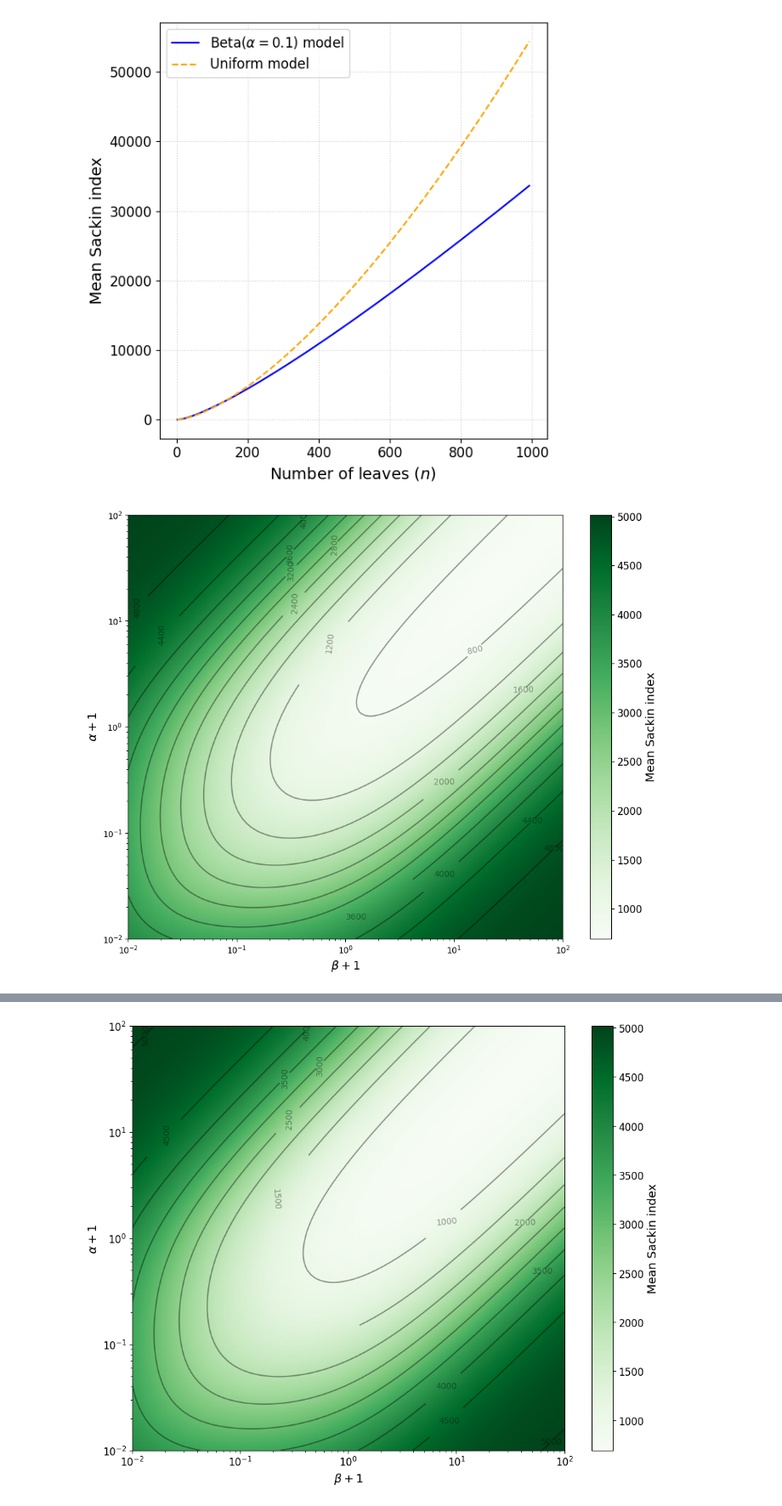
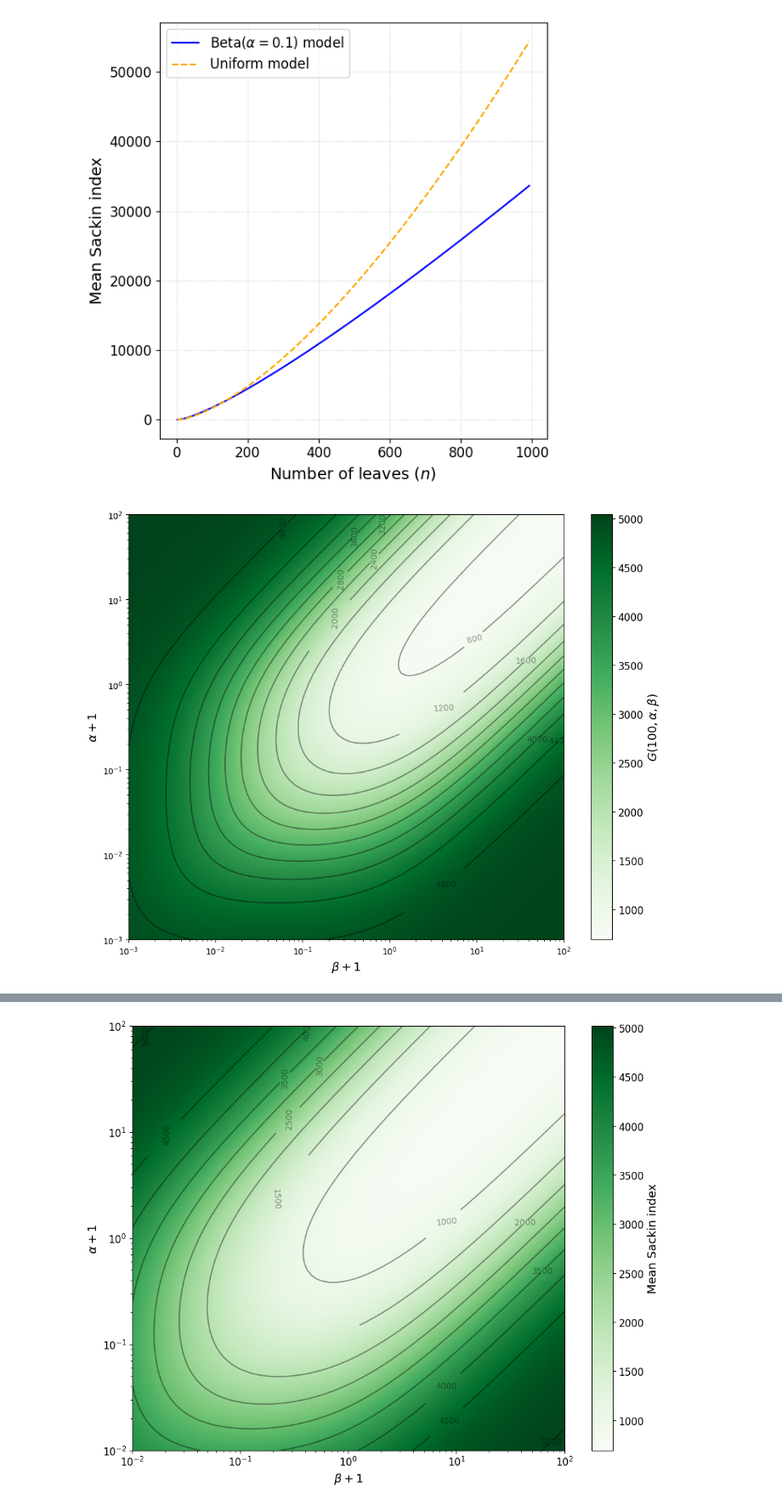
Before and after one commit to dbauman18/biased_speciation_calculation, a Jupyter notebook: biased_speciation.ipynb, the cells around one changed output, grey strips where cells are left out. Shown at 85% size. Saved outputs shown, nothing was run; the diff lists cells and outputs as text; code cells hidden in the pictures.

Commit message:
updated plots

```diff
--- a/biased_speciation.ipynb
+++ b/biased_speciation.ipynb
@@ -335,35 +312,35 @@ plt.show()
 # %% [output]
 [figure]
 # %%
-a = np.logspace(-2, 2, 100)
+a = np.logspace(-3, 2, 100)
 b = a
 n = 100
 
 mean_sackin = np.zeros((len(a), len(b)))
 for i, ai in enumerate(a):
     for j, bi in enumerate(b):
         mean_sackin[i, j] = sackin_mean_beta(n, ai, bi)
 
 plt.figure(figsize=(10, 8))
 mesh = plt.pcolormesh(b, a, mean_sackin, shading='gouraud', cmap='Greens')
 
 # Add contour lines (on top)
 contours = plt.contour(b, a, mean_sackin, colors='k', alpha=0.4, levels=10)
 
 plt.clabel(contours, inline=True, fontsize=10, fmt='%.0f')  # label lines with values
 
 # Colorbar
 cbar = plt.colorbar(mesh)
 cbar.ax.tick_params(labelsize=12)
-cbar.set_label('Mean Sackin index', fontsize=14)
+cbar.set_label('$G(100, \\alpha, \\beta)$', fontsize=14)
 
 plt.xscale('log')
 plt.yscale('log')
 plt.xlabel(r'$\beta + 1$', fontsize=14)
 plt.ylabel(r'$\alpha + 1$', fontsize=14)
 
 plt.tight_layout()
 plt.savefig("./plots/sackin_biased_speciation_sainudiin_veber_fixed_n.png", dpi=300)
 plt.show()
 # %% [output]
-[figure, old version]
+[figure, new version]
```
Also changed, not shown: parts of 11 cells of this notebook, 9 other files.
